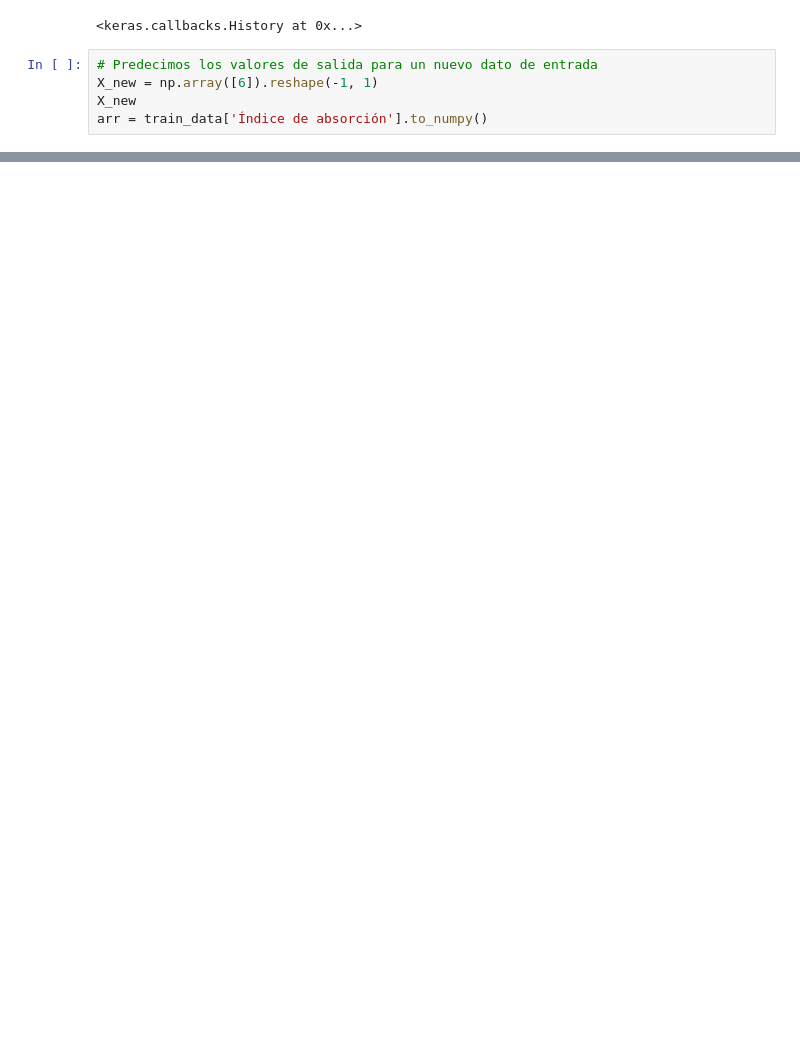
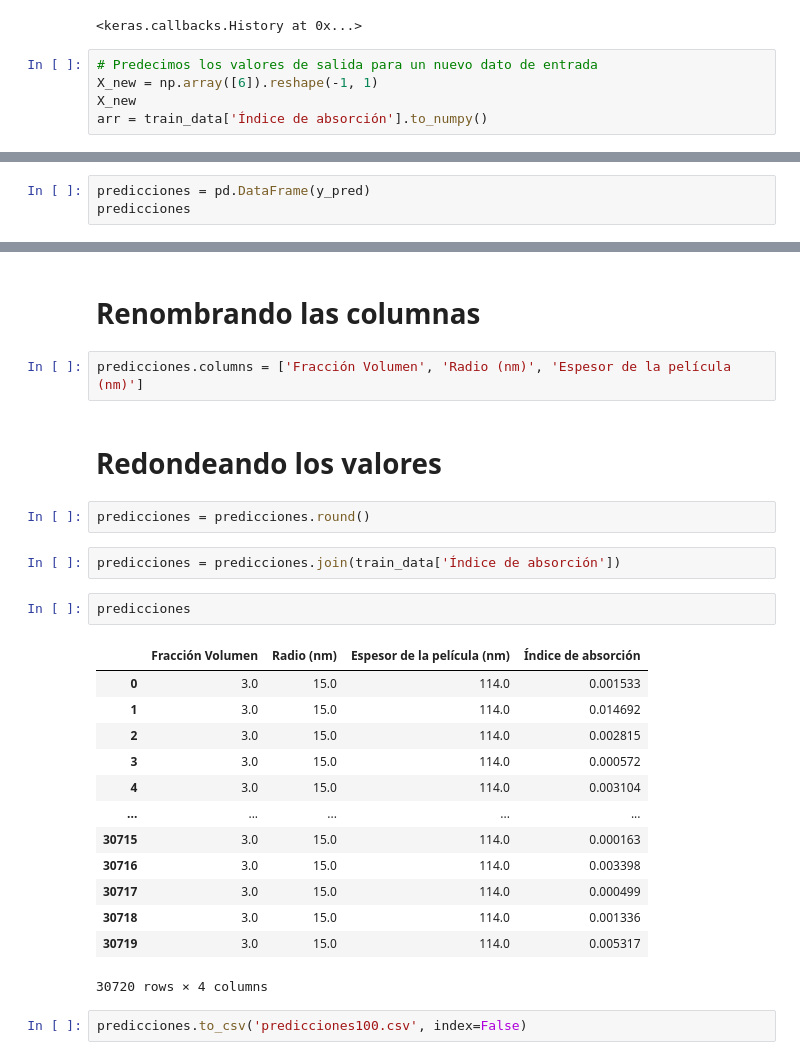
Before and after one commit to lorenzoog00/ASE, a Jupyter notebook: redN/RedNeuronal/Red.ipynb, the cells around one changed output, grey strips where cells are left out. Drawn from its saved outputs; the diff is of its cells as text; blank space fills up the shorter version.

```diff
--- a/redN/RedNeuronal/red1.ipynb
+++ b/redN/RedNeuronal/Red.ipynb
@@ -363,0 +362,3 @@ print(y_pred)
+# %%
+predicciones = pd.DataFrame(y_pred)
+predicciones
@@ -363,0 +379,28 @@ print(y_pred)
+# %% [markdown]
+# Renombrando las columnas
+# %%
+predicciones.columns = ['Fracción Volumen', 'Radio (nm)', 'Espesor de la película (nm)']
+# %% [markdown]
+# Redondeando los valores
+# %%
+predicciones = predicciones.round()
+# %%
+predicciones = predicciones.join(train_data['Índice de absorción'])
+# %%
+predicciones
+# %% [output]
+|  | Fracción Volumen | Radio (nm) | Espesor de la película (nm) | Índice de absorción |
+| 0 | 3.0 | 15.0 | 114.0 | 0.001533 |
+| 1 | 3.0 | 15.0 | 114.0 | 0.014692 |
+| 2 | 3.0 | 15.0 | 114.0 | 0.002815 |
+| 3 | 3.0 | 15.0 | 114.0 | 0.000572 |
+| 4 | 3.0 | 15.0 | 114.0 | 0.003104 |
+| ... | ... | ... | ... | ... |
+| 30715 | 3.0 | 15.0 | 114.0 | 0.000163 |
+| 30716 | 3.0 | 15.0 | 114.0 | 0.003398 |
+| 30717 | 3.0 | 15.0 | 114.0 | 0.000499 |
+| 30718 | 3.0 | 15.0 | 114.0 | 0.001336 |
+| 30719 | 3.0 | 15.0 | 114.0 | 0.005317 |
+30720 rows × 4 columns
+# %%
+predicciones.to_csv('predicciones100.csv', index=False)
```
Also changed, not shown: parts of 9 cells of this notebook, 2 other files.
